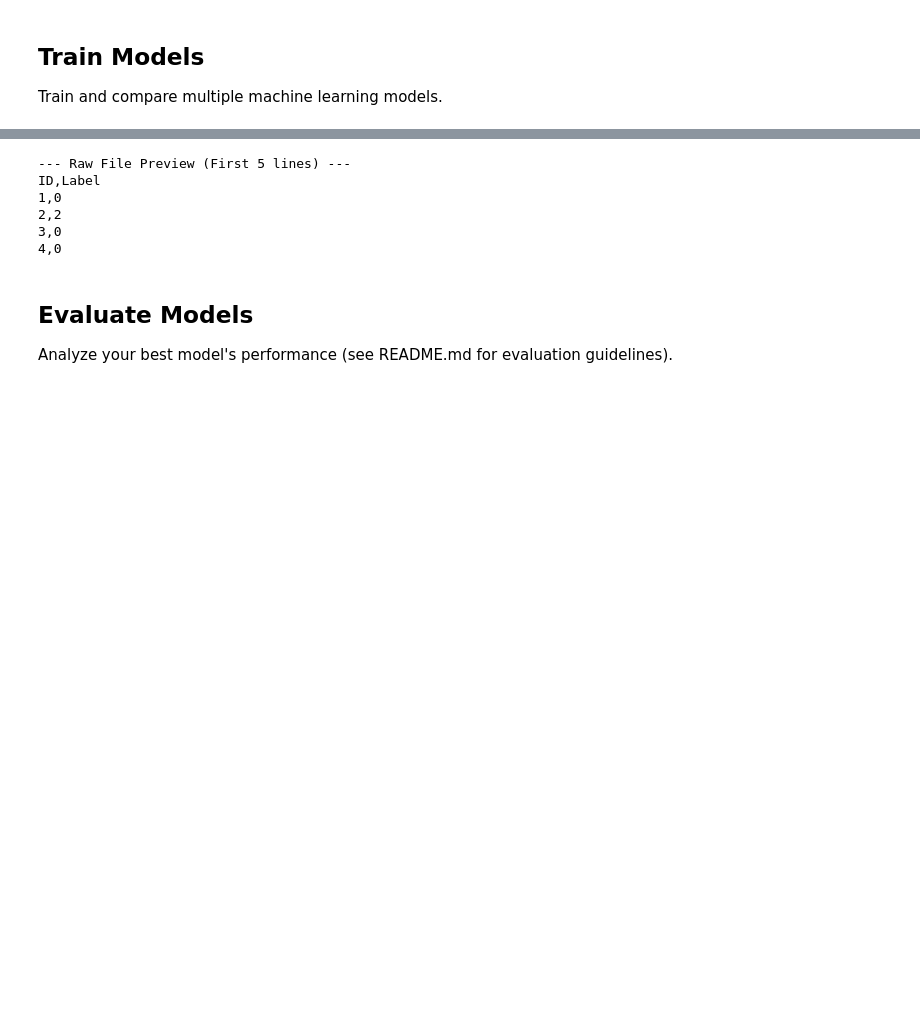
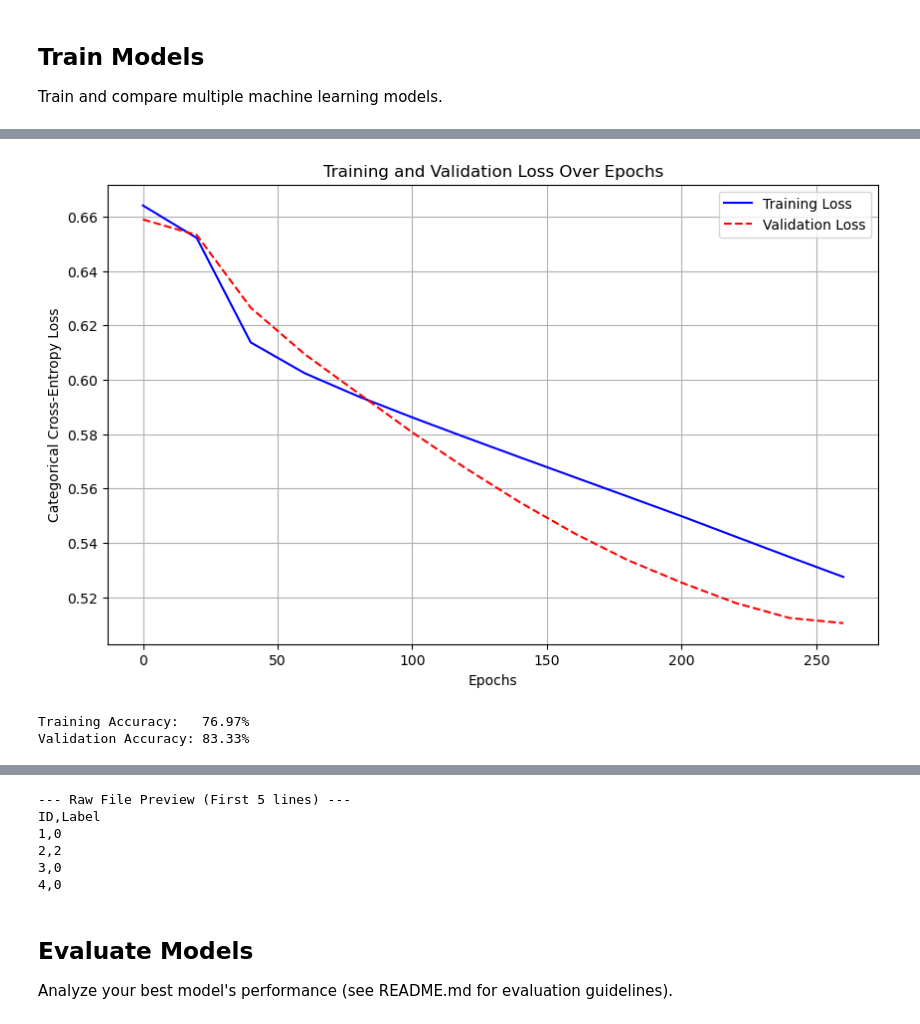
Before and after one commit to vivaikmalik/kaggleComp2, a Jupyter notebook: notebook_leakyReluSQRT2 copy.ipynb, the cells around one changed output, grey strips where cells are left out. Saved outputs shown, nothing was run; the diff lists cells and outputs as text; code cells hidden in the pictures; blank space fills up the shorter version.

```diff
--- a/notebook_leakyReluSQRT2 copy.ipynb
+++ b/notebook_leakyReluSQRT2 copy.ipynb
@@ -645,0 +672,48 @@ Validation Accuracy: 55.67%
+# %%
+import matplotlib.pyplot as plt
+# import numpy as np # Assumed imported
+
+# 1. SETUP AND TRAINING CALL (Assuming X, Y, and train_val_split are defined)
+
+# You must set these variables for the call:
+EPOCHS = 250  # Example value ###1500 gives accuracy of 0.5 with hidden dim = 10, learning rate = 0.05
+LEARNING_RATE = 0.1 # Example value
+HIDDEN_DIM = 65 # Example value
+HIDDEN_DIM_2 = 32 # Example value``
+LOG_INTERVAL = 20 # How often to record loss
+
+# Initialize NN (using dimensions from the split data)
+INPUT_DIM = X_expert_train.shape[0]
+OUTPUT_DIM = Y_expert_train_ohe.shape[0]
+
+nnExpert = DeepNN(INPUT_DIM, HIDDEN_DIM, HIDDEN_DIM_2,  OUTPUT_DIM)
+
+# Train the model and get the loss histories
+train_loss, val_loss = nnExpert.train(
+    X_expert_train, Y_expert_train_ohe,
+    X_expert_val, Y_expert_val_ohe,
+    epochs=EPOCHS,
+    learning_rate=LEARNING_RATE,
+    log_interval=LOG_INTERVAL
+)
+
+# 1. Use the length of the actual data returned by the training
+actual_length = len(train_loss)
+
+# 2. Generate indices based on that length
+# This ensures x and y are always the same size, regardless of EPOCHS settings
+epochs_to_plot = np.arange(actual_length) * LOG_INTERVAL
+
+# 3. Plot
+plt.figure(figsize=(10, 6))
+plt.plot(epochs_to_plot, train_loss, label='Training Loss', color='blue')
+plt.plot(epochs_to_plot, val_loss, label='Validation Loss', color='red', linestyle='--')
+
+plt.title('Training and Validation Loss Over Epochs')
+plt.xlabel('Epochs')
+plt.ylabel('Categorical Cross-Entropy Loss')
+plt.legend()
+plt.grid(True)
+plt.show()
+# plt.savefig('loss_curve.png') # Use this if running in a non-interactive environment
+# %% [output]
@@ -646,3 +734,22 @@ Validation Accuracy: 55.67%
+[figure, added]
+# %%
+# Predict on Training Set
+train_preds = nnExpert.predict(X_expert_train)
+# Convert Y_train from One-Hot (K, M) to Sparse (M,)
+Y_train_sparse = np.argmax(Y_expert_train_ohe, axis=0)
+train_acc = np.mean(train_preds == Y_train_sparse)
+
+# Predict on Validation Set
+val_preds = nnExpert.predict(X_expert_val)
+# Convert Y_val from One-Hot (K, M) to Sparse (M,)
+Y_val_sparse = np.argmax(Y_expert_val_ohe, axis=0)
+val_acc = np.mean(val_preds == Y_val_sparse)
+
+print(f"Training Accuracy:   {train_acc * 100:.2f}%")
+print(f"Validation Accuracy: {val_acc * 100:.2f}%")
+# %% [output]
+Training Accuracy:   76.97%
+Validation Accuracy: 83.33%
 # %%
 import pickle
 
```
Also changed, not shown: parts of 11 cells of this notebook, 2 other files.
